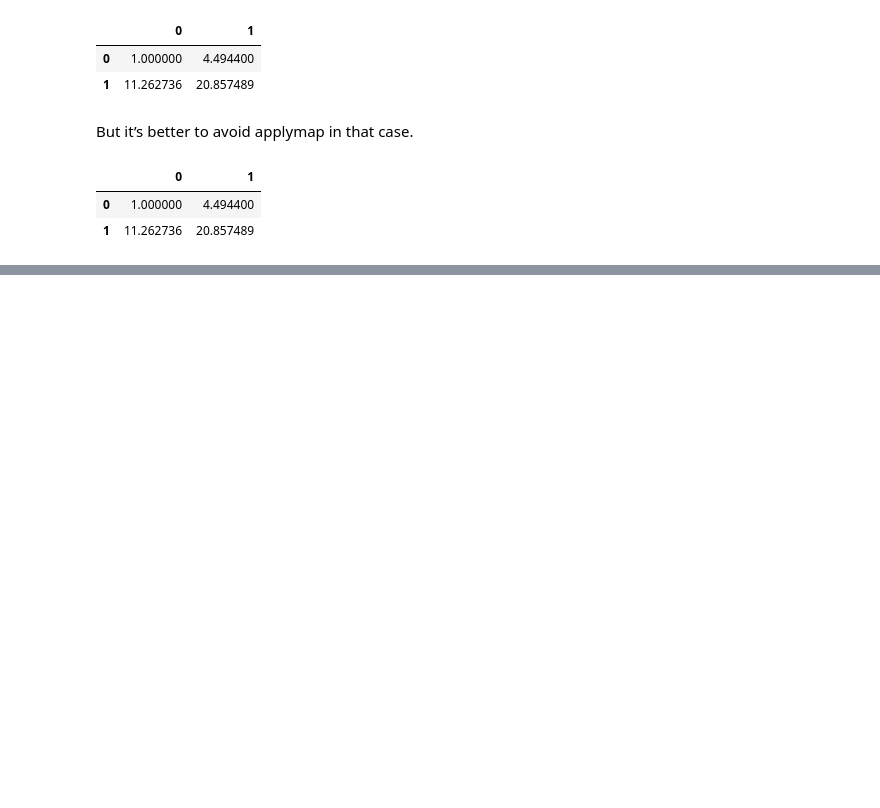
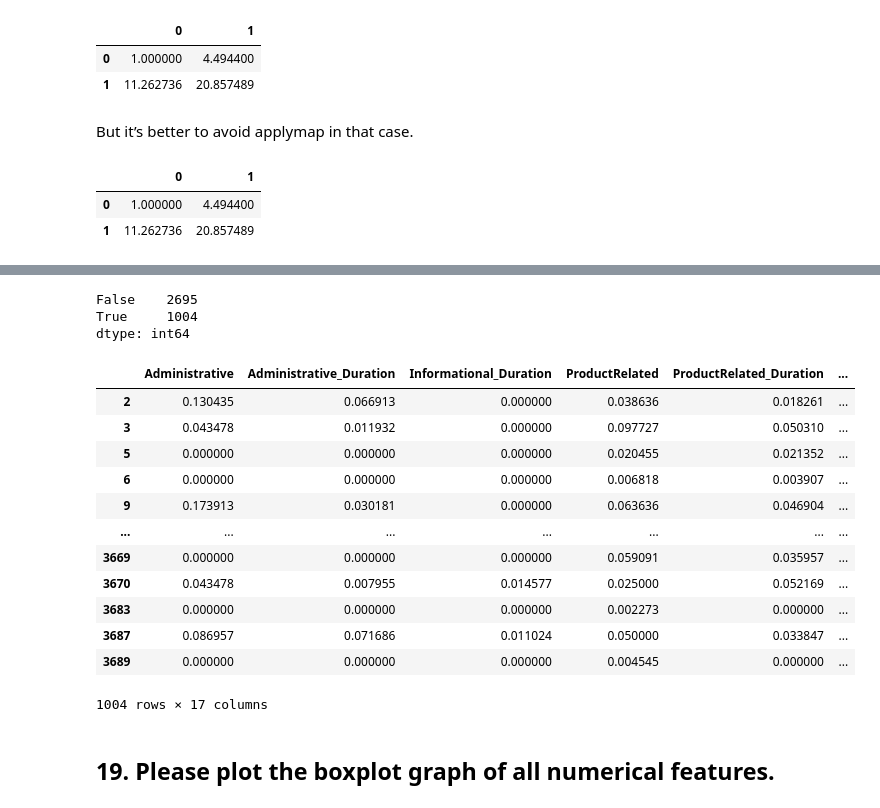
Before and after one commit to josingler/GDA, a Jupyter notebook: GDA_test_beispiele.ipynb, the cells around one changed output, grey strips where cells are left out. Drawn from its saved outputs; the diff is of its cells as text; code cells hidden in the pictures; blank space fills up the shorter version.

```diff
--- a/GDA_test_beispiele.ipynb
+++ b/GDA_test_beispiele.ipynb
@@ -778,0 +1492,25 @@ df2 ** 2
+# %%
+cond18 = df['BounceRates'] > df['ProductRelated_Duration']
+cond18.value_counts()
+# %% [output]
+False    2695
+True     1004
+dtype: int64
+# %%
+df[cond18]
+# %% [output]
+|  | Administrative | Administrative_Duration | Informational_Duration | ProductRelated | ProductRelated_Duration | ... |
+| 2 | 0.130435 | 0.066913 | 0.000000 | 0.038636 | 0.018261 | ... |
+| 3 | 0.043478 | 0.011932 | 0.000000 | 0.097727 | 0.050310 | ... |
+| 5 | 0.000000 | 0.000000 | 0.000000 | 0.020455 | 0.021352 | ... |
+| 6 | 0.000000 | 0.000000 | 0.000000 | 0.006818 | 0.003907 | ... |
+| 9 | 0.173913 | 0.030181 | 0.000000 | 0.063636 | 0.046904 | ... |
+| ... | ... | ... | ... | ... | ... | ... |
+| 3669 | 0.000000 | 0.000000 | 0.000000 | 0.059091 | 0.035957 | ... |
+| 3670 | 0.043478 | 0.007955 | 0.014577 | 0.025000 | 0.052169 | ... |
+| 3683 | 0.000000 | 0.000000 | 0.000000 | 0.002273 | 0.000000 | ... |
+| 3687 | 0.086957 | 0.071686 | 0.011024 | 0.050000 | 0.033847 | ... |
+| 3689 | 0.000000 | 0.000000 | 0.000000 | 0.004545 | 0.000000 | ... |
+1004 rows × 17 columns
+# %% [markdown]
+## 19.   Please plot the boxplot graph of all numerical features.
```
Also changed, not shown: parts of 115 cells of this notebook.
